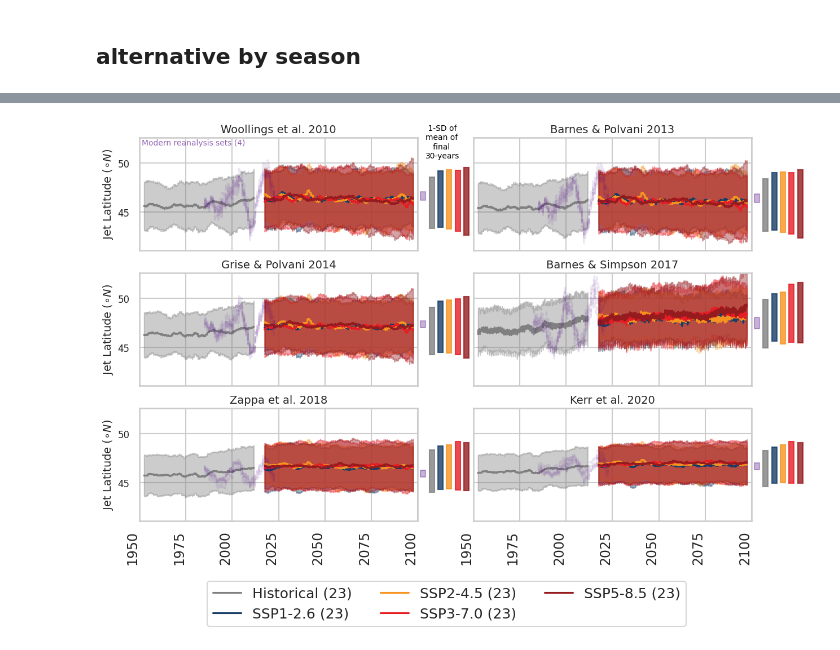
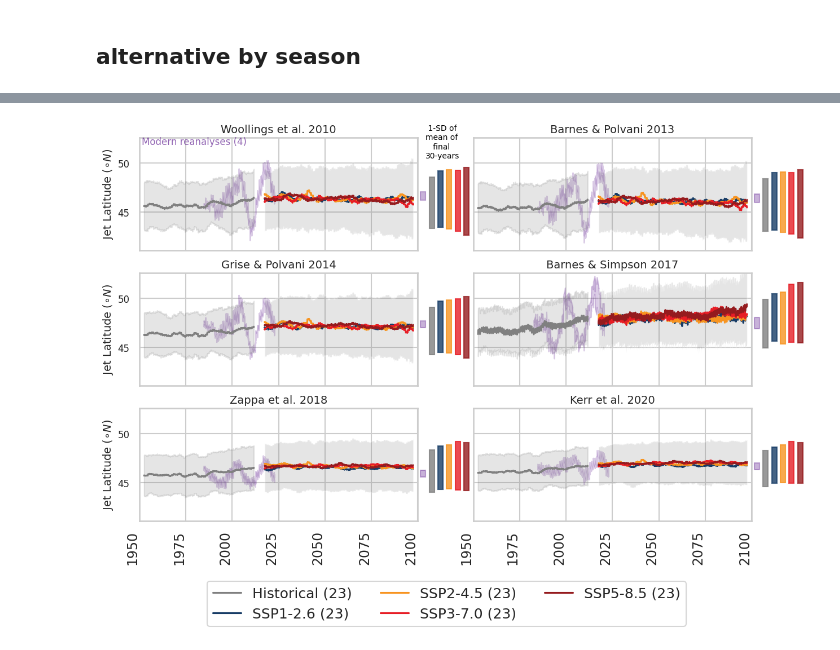
Before and after one commit to Thomasjkeel/uncertainty-in-npac-jet-shift, a Jupyter notebook: Figure_3.ipynb, the cells around one changed output, grey strips where cells are left out. Drawn from its saved outputs; the diff is of its cells as text; code cells hidden in the pictures.

```diff
--- a/Figure_3.ipynb
+++ b/Figure_3.ipynb
@@ -1108,7 +1146,7 @@ sns.set_style('whitegrid')
 fig, axes = plt.subplots(3, 2, figsize=(14, 10), sharex=True, sharey=True)
 ax_list = [[0, 0], [0, 1], [1, 0], [1, 1], [2, 0], [2, 1]]
 ax_ind = 0
-ymin, ymax = 41.1, 52.6 # 34, 44
+ymin, ymax = 41.1, 52.6 # SON: 42, 50 # MAM: 38, 46 # DJF: 34, 44 # JJA: 41.1, 52.6 #
 use_legend=False
 multiplying_factor = 5
 WINDOW_SIZE = 92*multiplying_factor
@@ -1156,17 +1194,31 @@ for metric_to_use, metric_data_name in zip(METRIC_NAMES, METRIC_DATA_NAMES):
     ncepdoe2_npac_day_dict[metric_data_name].index = pd.to_datetime(ncepdoe2_npac_day_dict[metric_data_name].index)
 
     if metric_data_name == 'BarnesSimpson2017_NorthPacific':
-        era_npac_day_dict[metric_data_name].resample('11d').first().loc[era_npac_day_dict[metric_data_name].resample('11d').first().index.month.isin(MONTHS_TO_USE)].dropna().rolling(9*multiplying_factor, center=True).mean().plot(ax=ax, c='indigo', alpha=.1, ls='--', legend=False)
+        min_envelope_rean = pd.concat([era_npac_day_dict[metric_data_name].resample('11d').first().loc[era_npac_day_dict[metric_data_name].resample('11d').first().index.month.isin(MONTHS_TO_USE)].dropna().rolling(9*multiplying_factor, center=True).mean(),\
+          jra55_npac_day_dict[metric_data_name].resample('11d').first().loc[jra55_npac_day_dict[metric_data_name].resample('11d').first().index.month.isin(MONTHS_TO_USE)].dropna().rolling(9*multiplying_factor, center=True).mean(),\
+          merra2_npac_day_dict[metric_data_name].resample('11d').first().loc[merra2_npac_day_dict[metric_data_name].resample('11d').first().index.month.isin(MONTHS_TO_USE)].dropna().rolling(9*multiplying_factor, center=True).mean(),\
+          ncepdoe2_npac_day_dict[metric_data_name].resample('11d').first().loc[ncepdoe2_npac_day_dict[metric_data_name].resample('11d').first().index.month.isin(MONTHS_TO_USE)].dropna().rolling(9*multiplying_factor, center=True).mean()], axis=1).min(axis=1)
 
-        jra55_npac_day_dict[metric_data_name].resample('11d').first().loc[jra55_npac_day_dict[metric_data_name].resample('11d').first().index.month.isin(MONTHS_TO_USE)].dropna().rolling(9*multiplying_factor, center=True).mean().plot(ax=ax, c='indigo', alpha=.1, ls='--', legend=False)
-        merra2_npac_day_dict[metric_data_name].resample('11d').first().loc[merra2_npac_day_dict[metric_data_name].resample('11d').first().index.month.isin(MONTHS_TO_USE)].dropna().rolling(9*multiplying_factor, center=True).mean().plot(ax=ax, c='indigo', alpha=.1, ls='--', legend=False)
-        ncepdoe2_npac_day_dict[metric_data_name].resample('11d').first().loc[ncepdoe2_npac_day_dict[metric_data_name].resample('11d').first().index.month.isin(MONTHS_TO_USE)].dropna().rolling(9*multiplying_factor, center=True).mean().plot(ax=ax, c='indigo', alpha=.1, ls='--', legend=False)
+        max_envelope_rean = pd.concat([era_npac_day_dict[metric_data_name].resample('11d').first().loc[era_npac_day_dict[metric_data_name].resample('11d').first().index.month.isin(MONTHS_TO_USE)].dropna().rolling(9*multiplying_factor, center=True).mean(),\
+          jra55_npac_day_dict[metric_data_name].resample('11d').first().loc[jra55_npac_day_dict[metric_data_name].resample('11d').first().index.month.isin(MONTHS_TO_USE)].dropna().rolling(9*multiplying_factor, center=True).mean(),\
+          merra2_npac_day_dict[metric_data_name].resample('11d').first().loc[merra2_npac_day_dict[metric_data_name].resample('11d').first().index.month.isin(MONTHS_TO_USE)].dropna().rolling(9*multiplying_factor, center=True).mean(),\
+          ncepdoe2_npac_day_dict[metric_data_name].resample('11d').first().loc[ncepdoe2_npac_day_dict[metric_data_name].resample('11d').first().index.month.isin(MONTHS_TO_USE)].dropna().rolling(9*multiplying_factor, center=True).mean()], axis=1).max(axis=1)
+
+        ax.fill_between(min_envelope_rean.dropna().index.values, min_envelope_rean.dropna().values, max_envelope_rean.dropna().values,\
+                       color='indigo', alpha=.2)
     else:
-        era_npac_day_dict[metric_data_name].loc[era_npac_day_dict[metric_data_name].index.month.isin(MONTHS_TO_USE)].rolling(WINDOW_SIZE).mean().plot(ax=ax, c='indigo', alpha=.1, ls='--', legend=False)
-        jra55_npac_day_dict[metric_data_name].loc[jra55_npac_day_dict[metric_data_name].index.month.isin(MONTHS_TO_USE)].rolling(WINDOW_SIZE).mean().plot(ax=ax, c='indigo', alpha=.1, ls='--', legend=False)
-        merra2_npac_day_dict[metric_data_name].loc[merra2_npac_day_dict[metric_data_name].index.month.isin(MONTHS_TO_USE)].rolling(WINDOW_SIZE).mean().plot(ax=ax, c='indigo', alpha=.1, ls='--', legend=False)
-        ncepdoe2_npac_day_dict[metric_data_name].loc[ncepdoe2_npac_day_dict[metric_data_name].index.month.isin(MONTHS_TO_USE)].rolling(WINDOW_SIZE).mean().plot(ax=ax, c='indigo', alpha=.1, ls='--', legend=False)
+        min_envelope_rean = pd.concat([era_npac_day_dict[metric_data_name].loc[era_npac_day_dict[metric_data_name].index.month.isin(MONTHS_TO_USE)].rolling(WINDOW_SIZE).mean(),\
+          jra55_npac_day_dict[metric_data_name].loc[jra55_npac_day_dict[metric_data_name].index.month.isin(MONTHS_TO_USE)].rolling(WINDOW_SIZE).mean(),\
+          merra2_npac_day_dict[metric_data_name].loc[merra2_npac_day_dict[metric_data_name].index.month.isin(MONTHS_TO_USE)].rolling(WINDOW_SIZE).mean(),\
+          ncepdoe2_npac_day_dict[metric_data_name].loc[ncepdoe2_npac_day_dict[metric_data_name].index.month.isin(MONTHS_TO_USE)].rolling(WINDOW_SIZE).mean()], axis=1).min(axis=1)
 
+        max_envelope_rean = pd.concat([era_npac_day_dict[metric_data_name].loc[era_npac_day_dict[metric_data_name].index.month.isin(MONTHS_TO_USE)].rolling(WINDOW_SIZE).mean(),\
+          jra55_npac_day_dict[metric_data_name].loc[jra55_npac_day_dict[metric_data_name].index.month.isin(MONTHS_TO_USE)].rolling(WINDOW_SIZE).mean(),\
+          merra2_npac_day_dict[metric_data_name].loc[merra2_npac_day_dict[metric_data_name].index.month.isin(MONTHS_TO_USE)].rolling(WINDOW_SIZE).mean(),\
+          ncepdoe2_npac_day_dict[metric_data_name].loc[ncepdoe2_npac_day_dict[metric_data_name].index.month.isin(MONTHS_TO_USE)].rolling(WINDOW_SIZE).mean()], axis=1).max(axis=1)
+
+        ax.fill_between(min_envelope_rean.dropna().index.values, min_envelope_rean.dropna().values, max_envelope_rean.dropna().values,\
+                       color='indigo', alpha=.2)
 
     if use_legend:
         ax.legend([f"Historical ({number_of_models})", f"SSP1-2.6 ({number_of_models})", f"SSP2-4.5 ({number_of_models})",\
@@ -1174,16 +1226,12 @@ for metric_to_use, metric_data_name in zip(METRIC_NAMES, METRIC_DATA_NAMES):
                   bbox_to_anchor=(0.79,-1.), loc='lower right', fontsize=18, ncols=3)
 
     ax.fill_between((historical_mean-historical_std).dropna().index.values, (historical_mean+historical_std).dropna().values, (historical_mean-historical_std).dropna().values,\
-                        color='grey', alpha=.4)
+                        color='grey', alpha=.2)
 
-    ax.fill_between((mean_all_models_ssp126-std_all_models_ssp126).dropna().index.values, (mean_all_models_ssp126+std_all_models_ssp126).dropna().values, (mean_all_models_ssp126-std_all_models_ssp126).dropna().values,\
-                        color=IPCC_COLOURS[3], alpha=.4)
-    ax.fill_between((mean_all_models_ssp245-std_all_models_ssp245).dropna().index.values, (mean_all_models_ssp245+std_all_models_ssp245).dropna().values, (mean_all_models_ssp245-std_all_models_ssp245).dropna().values,\
-                        color=IPCC_COLOURS[2], alpha=.4)
-    ax.fill_between((mean_all_models_ssp370-std_all_models_ssp370).dropna().index.values, (mean_all_models_ssp370+std_all_models_ssp370).dropna().values, (mean_all_models_ssp370-std_all_models_ssp370).dropna().values,\
-                        color=IPCC_COLOURS[1], alpha=.4)
-    ax.fill_between((mean_all_models_ssp585-std_all_models_ssp585).dropna().index.values, (mean_all_models_ssp585+std_all_models_ssp585).dropna().values, (mean_all_models_ssp585-std_all_models_ssp585).dropna().values,\
-                        color=IPCC_COLOURS[0], alpha=.4)
+    min_envelope_proj = pd.concat([(mean_all_models_ssp126-std_all_models_ssp126), (mean_all_models_ssp245-std_all_models_ssp245), (mean_all_models_ssp370-std_all_models_ssp370), (mean_all_models_ssp585-std_all_models_ssp585)], axis=1).min(axis=1)
+    max_envelope_proj = pd.concat([(mean_all_models_ssp126+std_all_models_ssp126), (mean_all_models_ssp245+std_all_models_ssp245), (mean_all_models_ssp370+std_all_models_ssp370), (mean_all_models_ssp585+std_all_models_ssp585)], axis=1).max(axis=1)
+    ax.fill_between(min_envelope_proj.dropna().index.values, min_envelope_proj.dropna().values, max_envelope_proj.dropna().values,\
+                    facecolor='grey', alpha=.2)
     ax.set_title(metric_to_use, size=14)
     ax.set_ylim(ymin, ymax)
     ax.xaxis.set_major_locator(mdates.YearLocator(25))   #to get a tick every 15 minutes
@@ -1230,7 +1278,7 @@ for metric_to_use, metric_data_name in zip(METRIC_NAMES, METRIC_DATA_NAMES):
 axes[2][0].set_xticks(ax.get_xticks(), ax.get_xticklabels(), rotation=90, fontsize=17); axes[2][1].set_xticks(ax.get_xticks(), ax.get_xticklabels(), rotation=90, fontsize=17)
 axes[2][0].set_xlim(datetime.date(1950, 1, 1), datetime.date(2100, 1, 1))
 axes[2][0].set_xlabel(''); axes[2][1].set_xlabel('');
-axes[0][0].text(s="Modern reanalysis sets (4)", x=ax.get_xlim()[0]+500, y=ymax-.7, c='indigo', alpha=.6, size=10)
+axes[0][0].text(s="Modern reanalyses (4)", x=ax.get_xlim()[0]+500, y=ymax-.7, c='indigo', alpha=.6, size=12)
 fig.subplots_adjust(hspace=.2)
-# fig.savefig("figures/supp_fig3_JJA.png", dpi=300, bbox_inches='tight')
+# fig.savefig(f"figures/supp_fig3_{season_name}.png", dpi=300, bbox_inches='tight')
 # %% [output]
@@ -1239 +1287 @@ Wall time: 9.13 s
-[figure, old version]
+[figure, new version]
```
Also changed, not shown: parts of 12 cells of this notebook, 24 other files.
